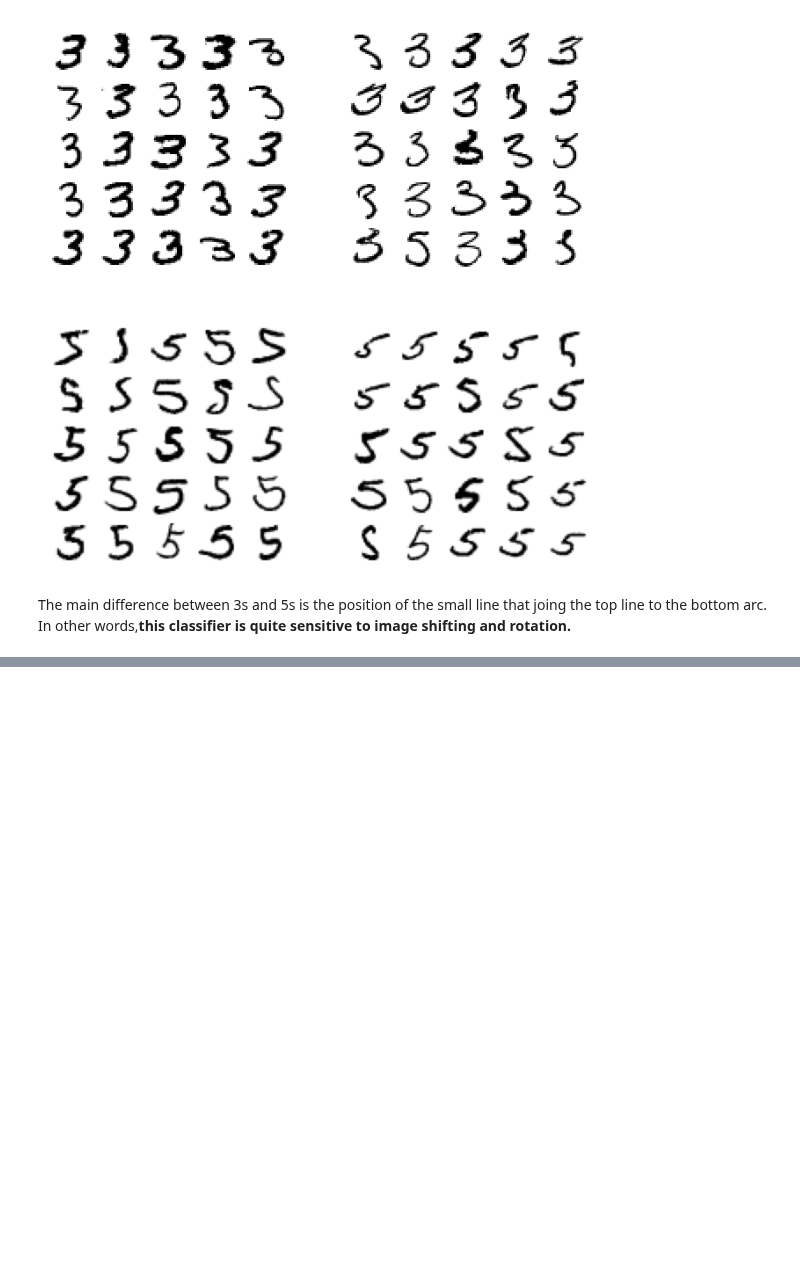
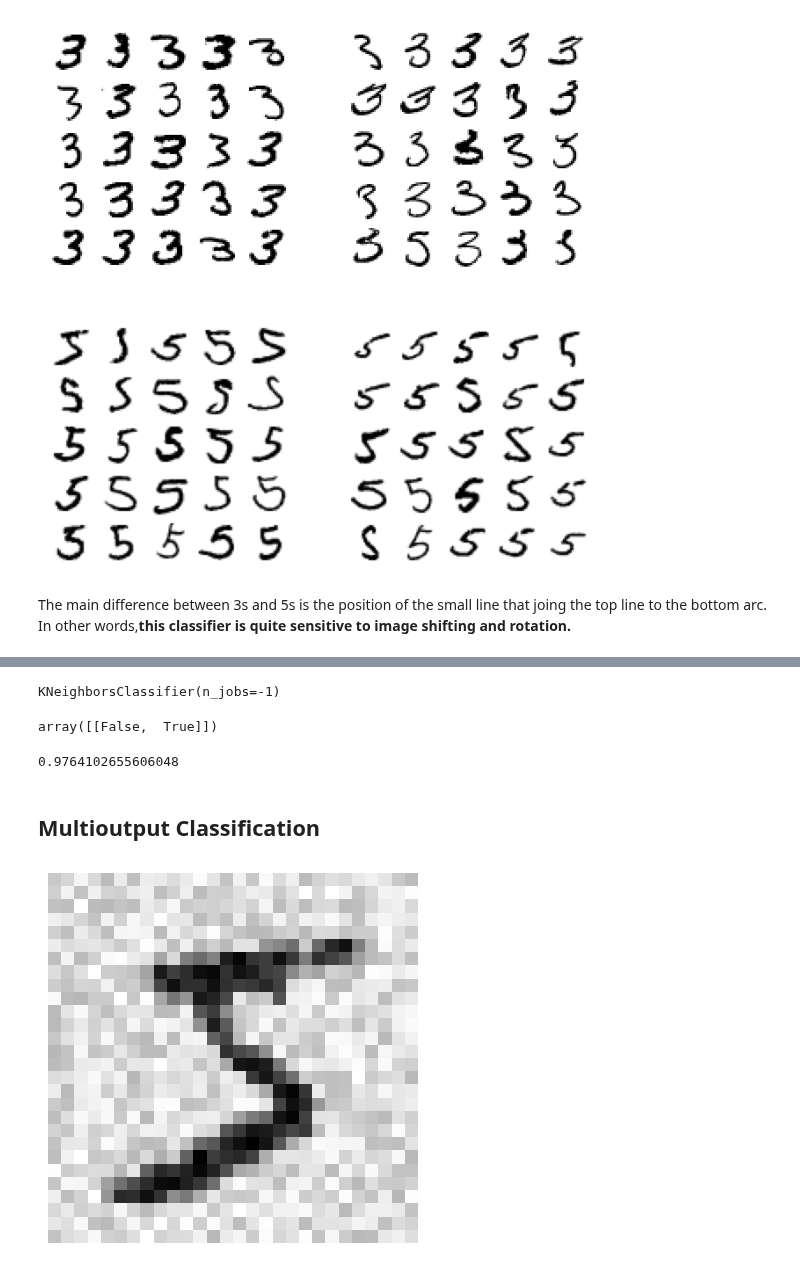
Before and after one commit to alinemitri/hands-on-ML-book, a Jupyter notebook: 03_project.ipynb, the cells around one changed output, grey strips where cells are left out. Saved outputs shown, nothing was run; the diff lists cells and outputs as text; code cells hidden in the pictures; blank space fills up the shorter version.

Commit message:
multilabel and multioutput classification

```diff
--- a/03_project.ipynb
+++ b/03_project.ipynb
@@ -394,0 +397,44 @@ The main difference between 3s and 5s is the position of the small line that joi
+# %%
+#Create a multilabel array that indicates whether or not the digit is larger than 7
+# and whether or not the digit is odd.
+from sklearn.neighbors import KNeighborsClassifier
+
+y_train_large = (y_train >= 7)
+y_train_odd = (y_train % 2 == 1)
+y_multilabel = np.c_[y_train_large, y_train_odd]
+# %%
+knn_clf = KNeighborsClassifier(n_jobs=-1)
+knn_clf.fit(X_train, y_multilabel)
+# %% [output]
+KNeighborsClassifier(n_jobs=-1)
+# %%
+knn_clf.predict([some_digit])
+# %% [output]
+array([[False,  True]])
+# %%
+#Evaluate the classifier by measuring F1 score and computing the average score.
+y_train_knn_pred = cross_val_predict(knn_clf, X_train, y_multilabel, cv=3, n_jobs=-1)
+f1_score(y_multilabel, y_train_knn_pred, average="macro")
+# %% [output]
+0.9764102655606048
+# %% [markdown]
+## Multioutput Classification
+# %%
+#Create training and test sets from MNIST images and add noise randomly
+noise = np.random.randint(0, 100, (len(X_train), 784))
+X_train_mod = X_train + noise
+
+noise = np.random.randint(0, 100, (len(X_test), 784))
+X_test_mod = X_test + noise
+
+y_train_mod = X_train
+y_test_mod = X_test
+# %%
+some_index = X_train_mod[0]
+some_index_image = some_index.reshape(28, 28)
+
+plt.imshow(some_index_image, cmap=mpl.cm.binary)
+plt.axis('off')
+plt.show()
+# %% [output]
+[figure, added]
```
Also changed, not shown: parts of 4 cells of this notebook.
